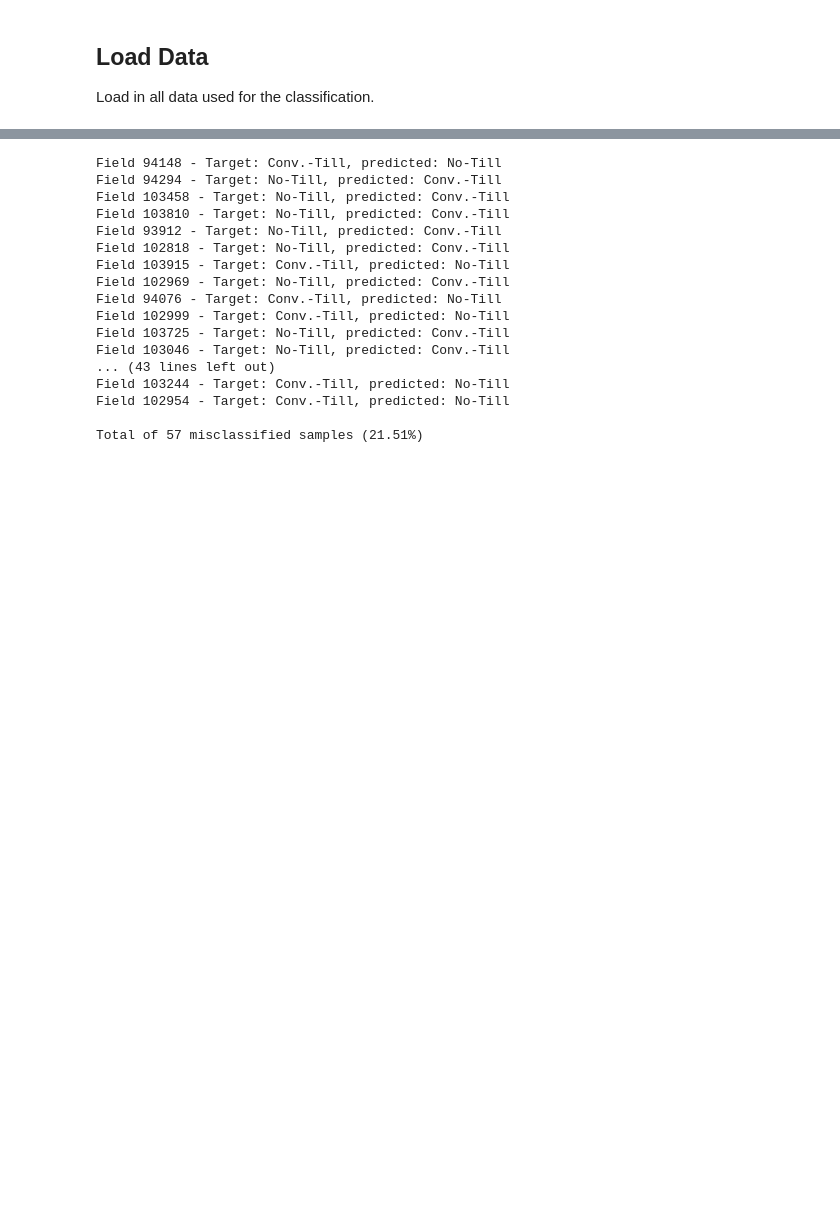
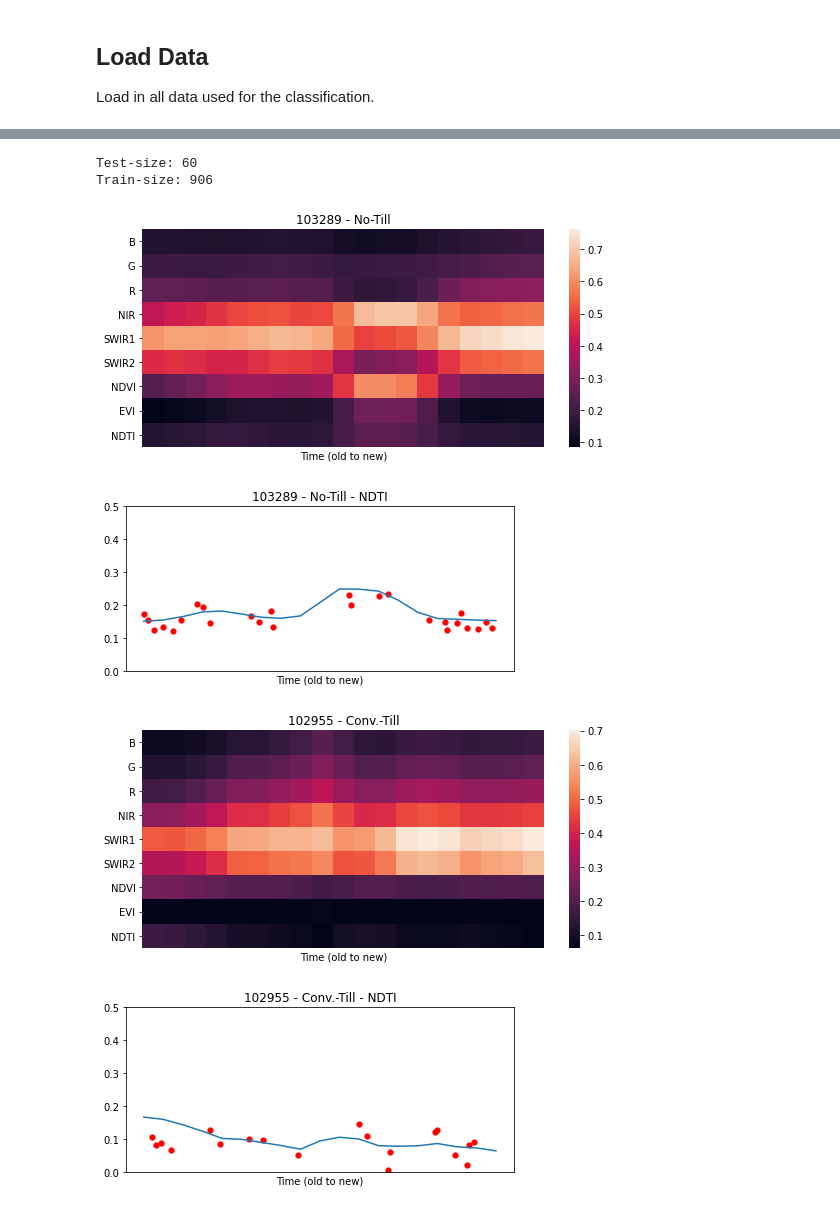
Before and after one commit to shawnxiao-yara/radix-co2-reduction, a Jupyter notebook: notebooks/tillage_classification_cnn.ipynb, the cells around one changed output, grey strips where cells are left out. Saved outputs shown, nothing was run; the diff lists cells and outputs as text; code cells hidden in the pictures; blank space fills up the shorter version.

```diff
--- a/notebooks/tillage_classification_cnn.ipynb
+++ b/notebooks/tillage_classification_cnn.ipynb
@@ -23,7 +30,7 @@ from sklearn.model_selection import cross_val_score
 Load in all data used for the classification.
 # %%
 # Root data folder
-DATA = Path.home() / 'data/agoro/2021-05-01'
+DATA = Path.home() / 'data/agoro/2021-05-10'
 # %%
 # Fetch field-IDs
 all_ids = glob(str(DATA / '*/ndti.png'))
@@ -53,3 +59,0 @@ Number of samples by class:
-# %%
-with open(DATA / '104403/samples/sentinel2.json', 'r') as f:
-    sample = json.load(f)
@@ -149,39 +60,25 @@ Standard deviation: 6.38%
-# %%
-# Print out misclassified field IDs
-frac = round(1./5. * (len(y)-1))
-c = 0
-for i in range(5):
-    x_train, x_test = x[:i*frac] + x[(i+1)*frac:], x[i*frac:(i+1)*frac]
-    y_train, y_test = y[:i*frac] + y[(i+1)*frac:], y[i*frac:(i+1)*frac]
-    ids_test = dataset.ids[i*frac:(i+1)*frac]
-    clf.fit(x_train, y_train)
-    pred = clf.predict(x_test)
-    for a,b,i in zip(pred, y_test, ids_test):
-        if a != b:
-            print(f"Field {i} - Target: {b}, predicted: {a}")
-            c += 1
-print(f"\nTotal of {c} misclassified samples ({100*c/len(y):.2f}%)")
-# %% [output]
-Field 94148 - Target: Conv.-Till, predicted: No-Till
-Field 94294 - Target: No-Till, predicted: Conv.-Till
-Field 103458 - Target: No-Till, predicted: Conv.-Till
-Field 103810 - Target: No-Till, predicted: Conv.-Till
-Field 93912 - Target: No-Till, predicted: Conv.-Till
-Field 102818 - Target: No-Till, predicted: Conv.-Till
-Field 103915 - Target: Conv.-Till, predicted: No-Till
-Field 102969 - Target: No-Till, predicted: Conv.-Till
-Field 94076 - Target: Conv.-Till, predicted: No-Till
-Field 102999 - Target: Conv.-Till, predicted: No-Till
-Field 103725 - Target: No-Till, predicted: Conv.-Till
-Field 103046 - Target: No-Till, predicted: Conv.-Till
-... (43 lines left out)
-Field 103244 - Target: Conv.-Till, predicted: No-Till
-Field 102954 - Target: Conv.-Till, predicted: No-Till
-
-Total of 57 misclassified samples (21.51%)
-# %%
-import pickle
-
-# Store the classifier as pickled object
-with open(Path.cwd() / 'models/till_clf_rf.pickle', 'wb') as f:
-    pickle.dump(clf, f)
+# %%
+N_TEST = 30  # TODO
+
+# Split into training and testing
+no_till = [field_id for field_id,label in tillage_types.items() if label == 'No-Till']
+conv_till = [field_id for field_id,label in tillage_types.items() if label == 'Conv.-Till']
+
+# Test-set
+test = no_till[:N_TEST] + conv_till[:N_TEST]
+print(f"Test-size: {len(test)}")
+train = no_till[N_TEST:] + conv_till[N_TEST:]
+print(f"Train-size: {len(train)}")
+# %% [output]
+Test-size: 60
+Train-size: 906
+# %%
+# Visualise the data fields (is how the PixelCNN will see it)
+for field_id in (no_till[1], conv_till[2]):
+    heatmap_field(DATA / f'{field_id}')
+    plot_time_series(DATA / f'{field_id}', band='NDTI', y_max=.5)
+# %% [output]
+[figure, added]
+[figure, added]
+[figure, added]
+[figure, added]
```
Also changed, not shown: parts of 35 cells of this notebook, 57 other files.
